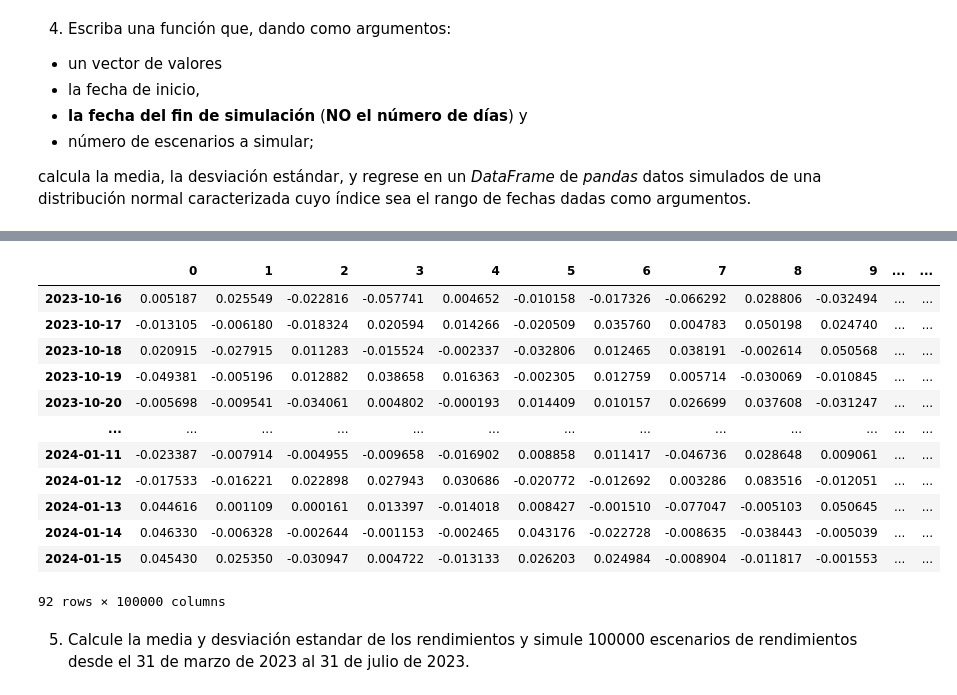
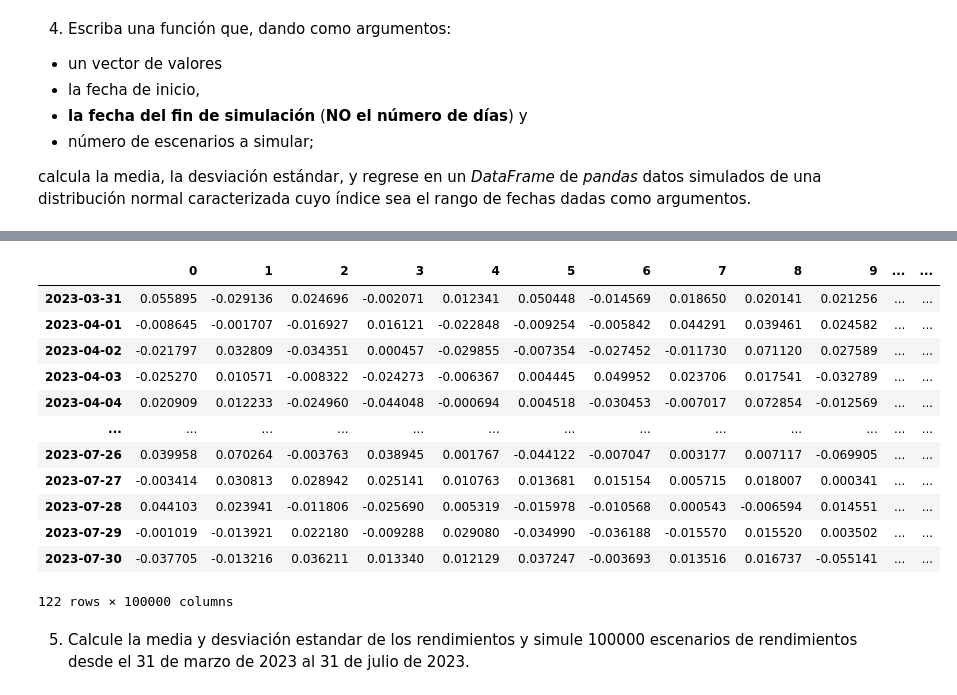
Before and after one commit to Armandobv1/SIMMAT_2023, a Jupyter notebook: Examen 2 -borreguiArmando.ipynb, the cells around one changed output, grey strips where cells are left out. Cells and saved outputs as stored; diff of their text form; code cells hidden in the pictures.

```diff
--- a/Examen 2 -borreguiArmando.ipynb
+++ b/Examen 2 -borreguiArmando.ipynb
@@ -216,5 +362,12 @@ NameError: name 'f' is not defined
 # %%
-def montecarlo (f,n,a,b):
-  u=np.random.uniform(a,b,n)
-  media=np.mean(f(u))
-  return media*(b-a)
+
+N_values = [10**4, 10**5, 10**6]
+
+results_df = pd.DataFrame(columns=['N', 'Integral', 'Error Relativo'])
+
+for N in N_values:
+    integral = montecarlo2(fulanito, -1, 1, -1, 1, N)
+    error_relativo = np.abs(integral - 2.328) / 2.328
+    results_df = results_df.append({'N': N, 'Integral': integral, 'Error Relativo': error_relativo}, ignore_index=True)
+
+print(results_df)
@@ -220,0 +379,13 @@ def montecarlo (f,n,a,b):
+# %%
+## problema 2
+def fulanito(x, y):
+    return -x * y * np.exp(-x**2 - y**2)
+
+def montecarlo2(region, xa, xb, ya, yb, N):
+    x = np.random.uniform(xa, xb, N)
+    y = np.random.uniform(ya, yb, N)
+    B =  region(x,y)
+    AR = (xb - xa) * (yb - ya)
+    return np.mean(B)*AR
+
+montecarlo2(fulanito, -1, 1, -1, 1, 500)
@@ -220,0 +404,12 @@ def montecarlo (f,n,a,b):
+# %%
+
+N_values = [10**4, 10**5, 10**6]
+
+results_df = pd.DataFrame(columns=['N', 'Integral', 'Error Relativo'])
+
+for N in N_values:
+    integral = montecarlo2(fulanito, -2, 2, -2, 2, N)
+    error_relativo = np.abs(integral - 0.011467851886156875) / 0.011467851886156875
+    results_df = results_df.append({'N': N, 'Integral': integral, 'Error Relativo': error_relativo}, ignore_index=True)
+
+print(results_df)
@@ -393,23 +696,24 @@ sim_R(0.000438, 0.012342,"2023-10-16",92,100000)
 # %%
 def sim_R(media,std,fecha_inicio,dias,N):
     R_sim =  np.random.normal(media,std,size=(dias,N))
     fechas=pd.date_range(start=fecha_inicio,periods=dias)
     return pd.DataFrame(index=fechas,data=R_sim)
-sim_R(0.001830, 0.026263,"2023-10-16",92,100000)
+sim_n=sim_R(0.001830, 0.026263,"2023-03-31",122,100000)
+sim_n
 # %% [output]
 |  | 0 | 1 | 2 | 3 | 4 | 5 | 6 | 7 | 8 | 9 | ... | ... |
-| 2023-10-16 | 0.005187 | 0.025549 | -0.022816 | -0.057741 | 0.004652 | -0.010158 | -0.017326 | -0.066292 | 0.028806 | -0.032494 | ... | ... |
-| 2023-10-17 | -0.013105 | -0.006180 | -0.018324 | 0.020594 | 0.014266 | -0.020509 | 0.035760 | 0.004783 | 0.050198 | 0.024740 | ... | ... |
-| 2023-10-18 | 0.020915 | -0.027915 | 0.011283 | -0.015524 | -0.002337 | -0.032806 | 0.012465 | 0.038191 | -0.002614 | 0.050568 | ... | ... |
-| 2023-10-19 | -0.049381 | -0.005196 | 0.012882 | 0.038658 | 0.016363 | -0.002305 | 0.012759 | 0.005714 | -0.030069 | -0.010845 | ... | ... |
-| 2023-10-20 | -0.005698 | -0.009541 | -0.034061 | 0.004802 | -0.000193 | 0.014409 | 0.010157 | 0.026699 | 0.037608 | -0.031247 | ... | ... |
+| 2023-03-31 | 0.055895 | -0.029136 | 0.024696 | -0.002071 | 0.012341 | 0.050448 | -0.014569 | 0.018650 | 0.020141 | 0.021256 | ... | ... |
+| 2023-04-01 | -0.008645 | -0.001707 | -0.016927 | 0.016121 | -0.022848 | -0.009254 | -0.005842 | 0.044291 | 0.039461 | 0.024582 | ... | ... |
+| 2023-04-02 | -0.021797 | 0.032809 | -0.034351 | 0.000457 | -0.029855 | -0.007354 | -0.027452 | -0.011730 | 0.071120 | 0.027589 | ... | ... |
+| 2023-04-03 | -0.025270 | 0.010571 | -0.008322 | -0.024273 | -0.006367 | 0.004445 | 0.049952 | 0.023706 | 0.017541 | -0.032789 | ... | ... |
+| 2023-04-04 | 0.020909 | 0.012233 | -0.024960 | -0.044048 | -0.000694 | 0.004518 | -0.030453 | -0.007017 | 0.072854 | -0.012569 | ... | ... |
 | ... | ... | ... | ... | ... | ... | ... | ... | ... | ... | ... | ... | ... |
-| 2024-01-11 | -0.023387 | -0.007914 | -0.004955 | -0.009658 | -0.016902 | 0.008858 | 0.011417 | -0.046736 | 0.028648 | 0.009061 | ... | ... |
-| 2024-01-12 | -0.017533 | -0.016221 | 0.022898 | 0.027943 | 0.030686 | -0.020772 | -0.012692 | 0.003286 | 0.083516 | -0.012051 | ... | ... |
-| 2024-01-13 | 0.044616 | 0.001109 | 0.000161 | 0.013397 | -0.014018 | 0.008427 | -0.001510 | -0.077047 | -0.005103 | 0.050645 | ... | ... |
-| 2024-01-14 | 0.046330 | -0.006328 | -0.002644 | -0.001153 | -0.002465 | 0.043176 | -0.022728 | -0.008635 | -0.038443 | -0.005039 | ... | ... |
-| 2024-01-15 | 0.045430 | 0.025350 | -0.030947 | 0.004722 | -0.013133 | 0.026203 | 0.024984 | -0.008904 | -0.011817 | -0.001553 | ... | ... |
+| 2023-07-26 | 0.039958 | 0.070264 | -0.003763 | 0.038945 | 0.001767 | -0.044122 | -0.007047 | 0.003177 | 0.007117 | -0.069905 | ... | ... |
+| 2023-07-27 | -0.003414 | 0.030813 | 0.028942 | 0.025141 | 0.010763 | 0.013681 | 0.015154 | 0.005715 | 0.018007 | 0.000341 | ... | ... |
+| 2023-07-28 | 0.044103 | 0.023941 | -0.011806 | -0.025690 | 0.005319 | -0.015978 | -0.010568 | 0.000543 | -0.006594 | 0.014551 | ... | ... |
+| 2023-07-29 | -0.001019 | -0.013921 | 0.022180 | -0.009288 | 0.029080 | -0.034990 | -0.036188 | -0.015570 | 0.015520 | 0.003502 | ... | ... |
+| 2023-07-30 | -0.037705 | -0.013216 | 0.036211 | 0.013340 | 0.012129 | 0.037247 | -0.003693 | 0.013516 | 0.016737 | -0.055141 | ... | ... |
-92 rows × 100000 columns
+122 rows × 100000 columns
 # %% [markdown]
 5. Calcule la media y desviación estandar de los rendimientos y simule 100000 escenarios de rendimientos desde el 31 de marzo de 2023 al 31 de julio de 2023.
 # %%
```
Also changed, not shown: parts of 42 cells of this notebook.
